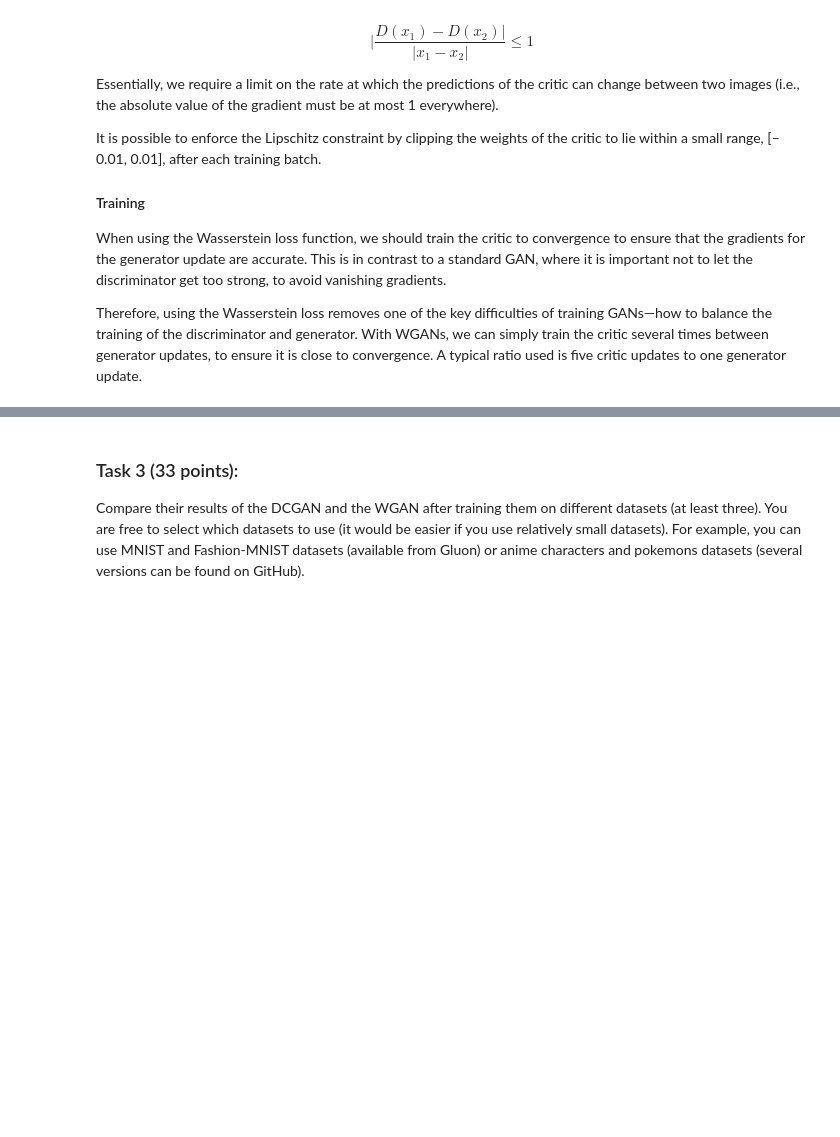
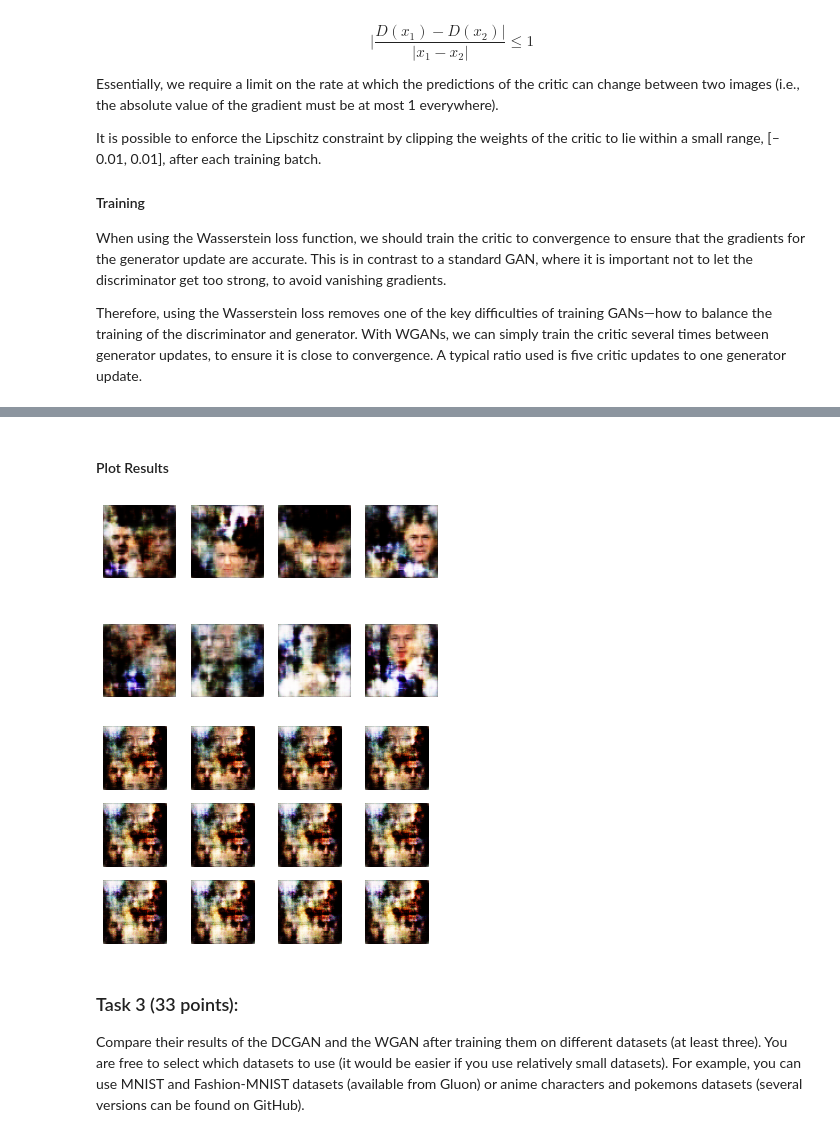
Before and after one commit to AjinkyaIndulkar/CGCV1920-Group8, a Jupyter notebook: Lab 14/Group8_CGCV192014B_GPU.ipynb, the cells around one changed output, grey strips where cells are left out. Drawn from its saved outputs; the diff is of its cells as text; code cells hidden in the pictures; blank space fills up the shorter version.

```diff
--- a/Lab 14/Group8_CGCV192014B_GPU.ipynb
+++ b/Lab 14/Group8_CGCV192014B_GPU.ipynb
@@ -557,0 +463,4 @@ plt.show()
+# %%
+netG_wgan, netD_wgan = define_gan()
+# %%
+netG_wgan, netD_wgan = train_wgan(netG_wgan, netD_wgan, train_data, epochs)
@@ -557,0 +485,7 @@ plt.show()
+# %% [markdown]
+#### Plot Results
+# %%
+plot_images(netG_wgan)
+# %% [output]
+[figure, added]
+[figure, added]
```
Also changed, not shown: parts of 59 cells of this notebook, 1 other file.
